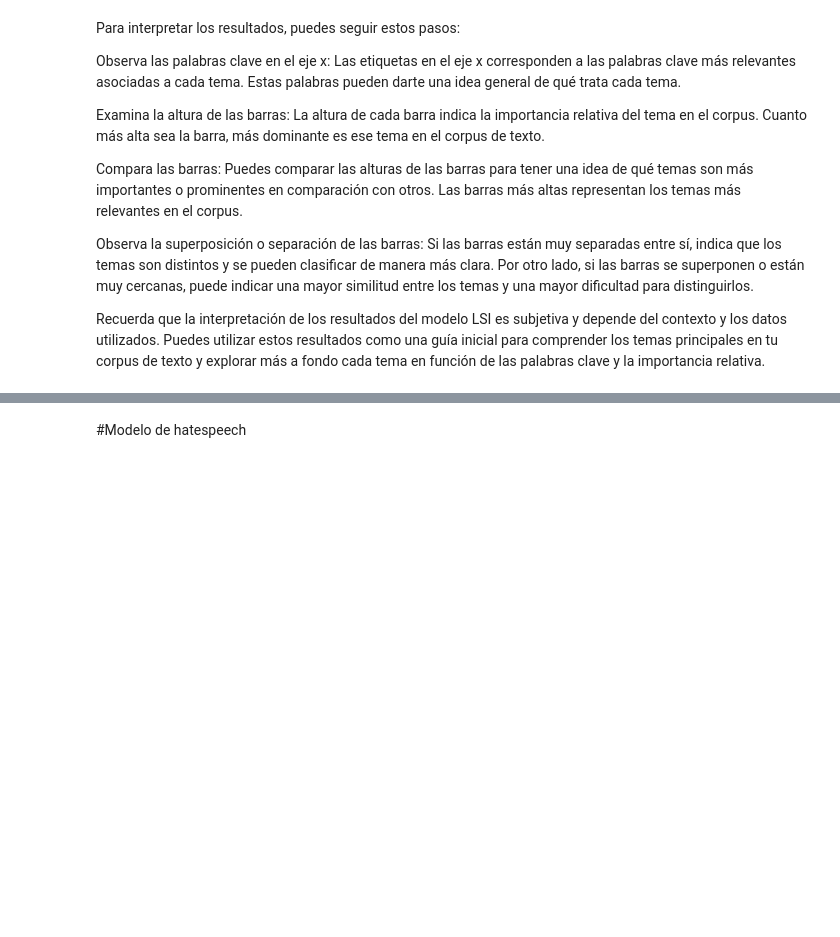
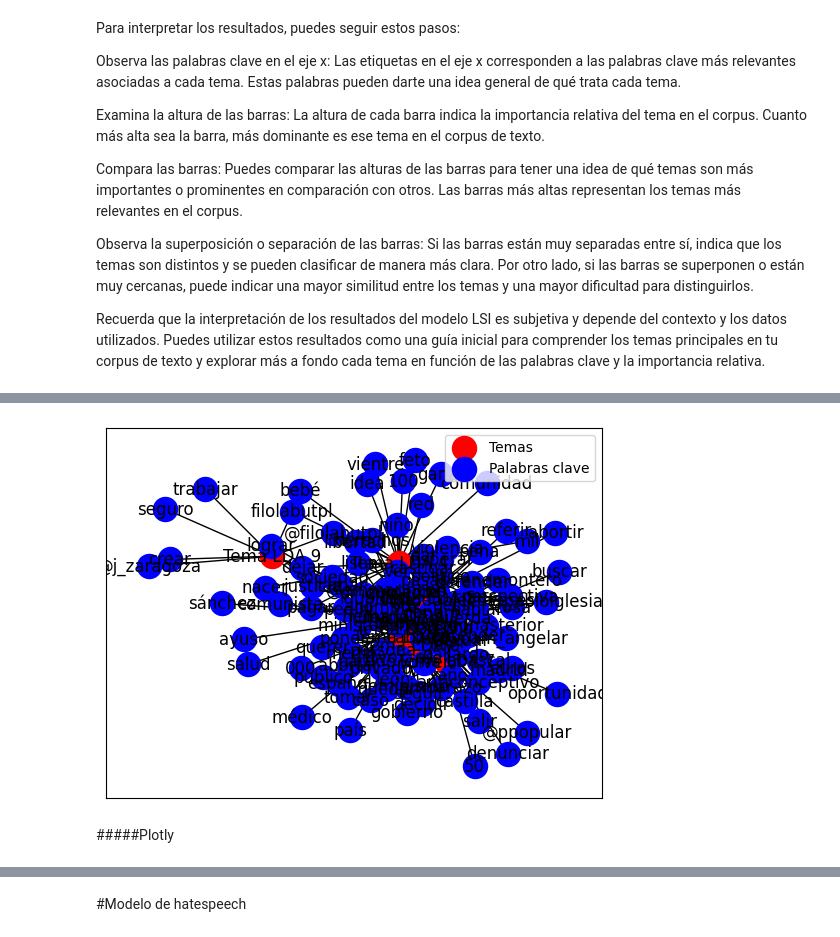
Before and after one commit to NaiaraSanz/Tesis_Emotivismo_HateSpeech_Topicmodelling_Twitter, a Jupyter notebook: Tesis_Leysiessi.ipynb, the cells around one changed output, grey strips where cells are left out. Saved outputs shown, nothing was run; the diff lists cells and outputs as text; code cells hidden in the pictures; blank space fills up the shorter version.

```diff
--- a/Tesis_Leysiessi.ipynb
+++ b/Tesis_Leysiessi.ipynb
@@ -2562,0 +2698,38 @@ generar_aristas_lsi_csv(modelos_lsi, 'aristas_lsi.csv')
+# %%
+import networkx as nx
+import matplotlib.pyplot as plt
+
+def visualizar_red_lda(modelos_lda):
+    G = nx.Graph()
+
+    for modelo in modelos_lda:
+        for tema_id, tema in modelo.show_topics(num_topics=-1, num_words=10, formatted=False):
+            tema_label = f"Tema LDA {tema_id}"
+            G.add_node(tema_label, type='Tema')
+            for palabra, peso in tema:
+                G.add_node(palabra, type='Palabra clave')
+                G.add_edge(tema_label, palabra, weight=peso)
+
+    pos = nx.spring_layout(G)  # Calcula la disposición de los nodos
+    temas = [n for n, attr in G.nodes(data=True) if attr['type'] == 'Tema']
+    palabras_clave = [n for n, attr in G.nodes(data=True) if attr['type'] == 'Palabra clave']
+
+    # Dibujar nodos
+    nx.draw_networkx_nodes(G, pos, nodelist=temas, node_color='red', label='Temas')
+    nx.draw_networkx_nodes(G, pos, nodelist=palabras_clave, node_color='blue', label='Palabras clave')
+
+    # Dibujar aristas
+    nx.draw_networkx_edges(G, pos)
+
+    # Dibujar etiquetas de nodos
+    nx.draw_networkx_labels(G, pos)
+
+    plt.legend(scatterpoints=1)
+    plt.show()
+
+# Llamar a la función de visualización
+visualizar_red_lda(modelos_lda)
+# %% [output]
+[figure, added]
+# %% [markdown]
+#####Plotly
```
Also changed, not shown: parts of 103 cells of this notebook.
